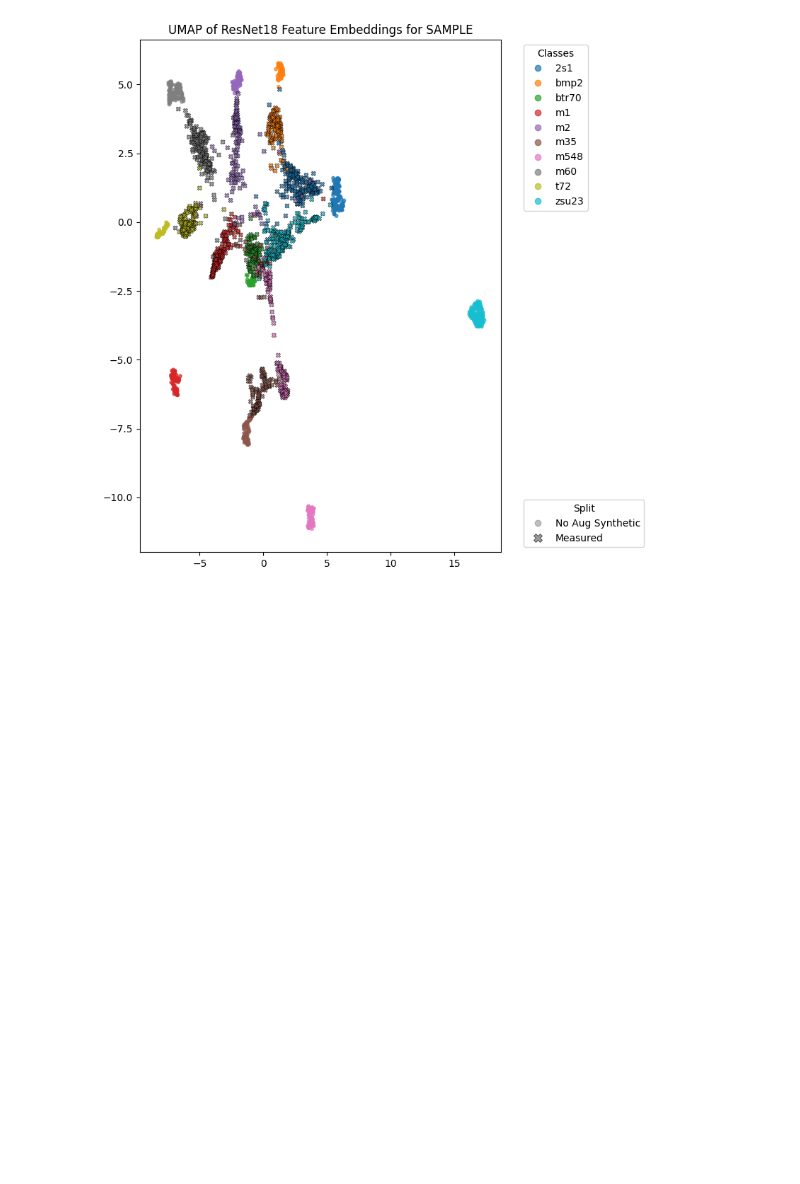
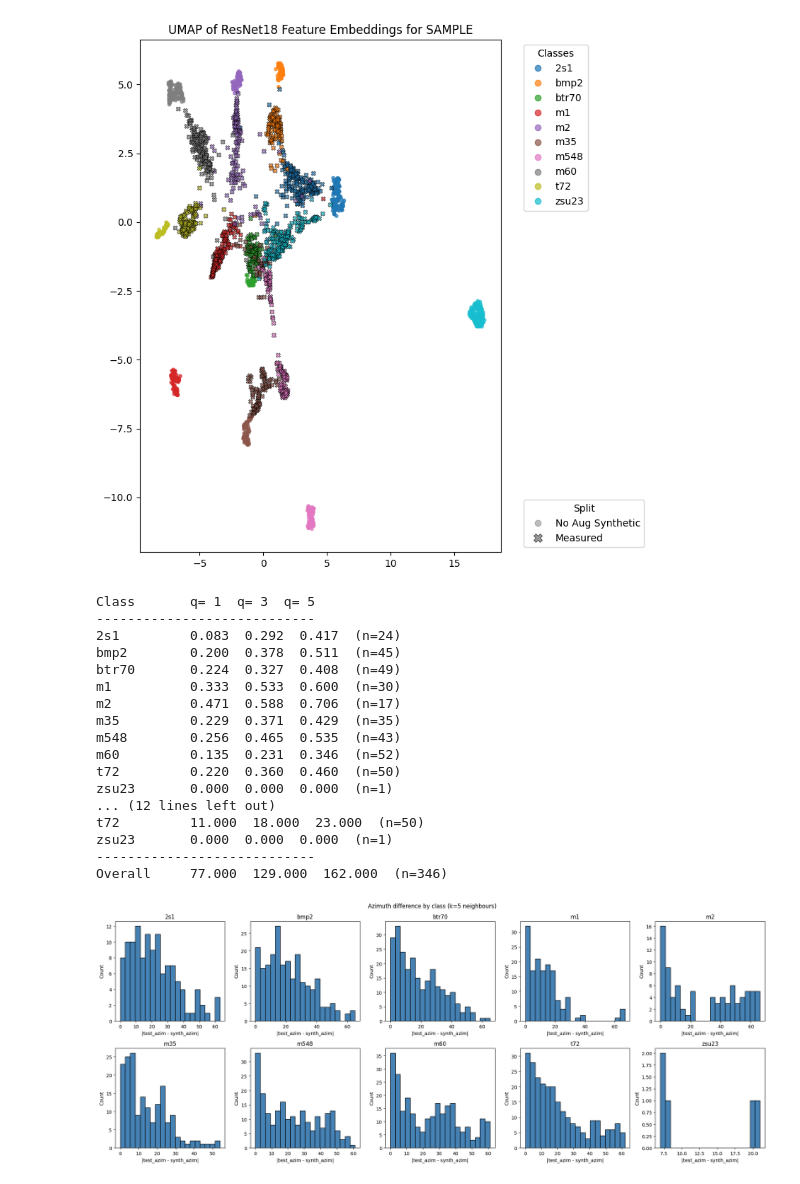
Before and after one commit to alvin-ng44/SAR_ML, a Jupyter notebook: notebooks/SSR/S1/SSR_wo_aug.ipynb, the cells around one changed output. Saved outputs shown, nothing was run; the diff lists cells and outputs as text; code cells hidden in the pictures; blank space fills up the shorter version.

```diff
--- a/notebooks/SSR/S1/SSR_wo_aug.ipynb
+++ b/notebooks/SSR/S1/SSR_wo_aug.ipynb
@@ -1204,0 +1228,42 @@ UMAP n_neighbours = 200
+# %%
+cosine_d_true_class, cosine_n_true_class = k_nearest_neighbors_by_true_class(
+    meas_features, meas_labels, synth_features, synth_labels, metric = "cosine"
+)
+# %%
+results, azim_diffs = azim_agreement_analysis_by_class(
+    test_ds, meas_labels, meas_preds,
+    train_ds, cosine_n_true_class,
+    q_values=[1, 3, 5],
+    k = 5
+)
+
+results, azim_diffs = azim_agreement_analysis_by_class(
+    test_ds, meas_labels, meas_preds,
+    train_ds, cosine_n_true_class,
+    q_values=[1, 3, 5], k = 5, normalise = False
+)
+
+results, azim_diffs = cp.asnumpy(results), cp.asnumpy(azim_diffs)
+
+correct_mask    = cp.asnumpy(meas_preds) == cp.asnumpy(meas_labels)
+correct_classes = cp.asnumpy(meas_labels)[np.where(correct_mask)[0]]
+plot_azim_diffs_by_class(test_ds, azim_diffs, correct_classes)
+# %% [output]
+Class       q= 1  q= 3  q= 5
+----------------------------
+2s1         0.083  0.292  0.417  (n=24)
+bmp2        0.200  0.378  0.511  (n=45)
+btr70       0.224  0.327  0.408  (n=49)
+m1          0.333  0.533  0.600  (n=30)
+m2          0.471  0.588  0.706  (n=17)
+m35         0.229  0.371  0.429  (n=35)
+m548        0.256  0.465  0.535  (n=43)
+m60         0.135  0.231  0.346  (n=52)
+t72         0.220  0.360  0.460  (n=50)
+zsu23       0.000  0.000  0.000  (n=1)
+... (12 lines left out)
+t72         11.000  18.000  23.000  (n=50)
+zsu23       0.000  0.000  0.000  (n=1)
+----------------------------
+Overall     77.000  129.000  162.000  (n=346)
+[figure, added]
```
Also changed, not shown: parts of 1 cell of this notebook.
